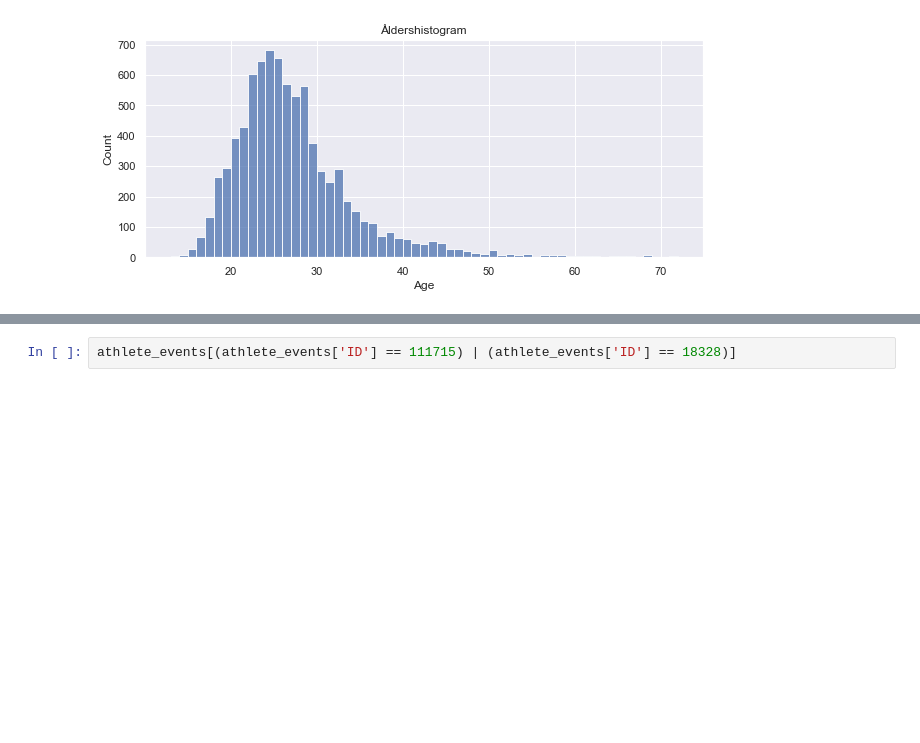
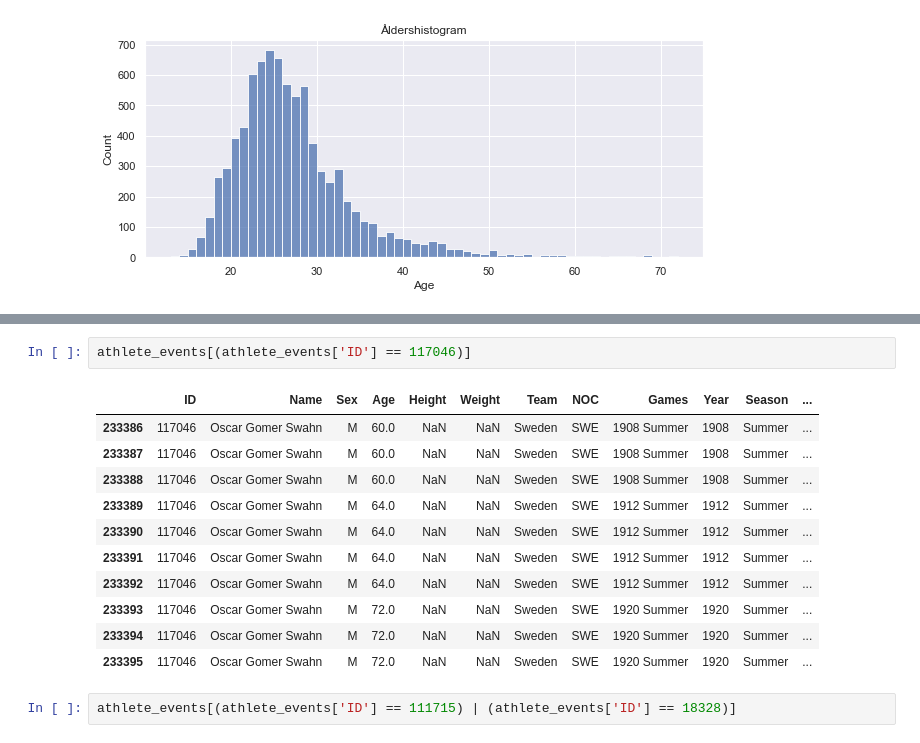
Before and after one commit to Erik-M-Larsson/Databehandling-OS-projekt-Felix-Tjernberg-Erik-Larsson, a Jupyter notebook: uppgift-0-1.ipynb, the cells around one changed output, grey strips where cells are left out. Cells and saved outputs as stored; diff of their text form; blank space fills up the shorter version.

```diff
--- a/uppgift-0-1.ipynb
+++ b/uppgift-0-1.ipynb
@@ -290,3 +294,17 @@ swedish_athletes[swedish_athletes['Age'] == 13]
+# %%
+athlete_events[(athlete_events['ID'] == 117046)]
+# %% [output]
+|  | ID | Name | Sex | Age | Height | Weight | Team | NOC | Games | Year | Season | ... |
+| 233386 | 117046 | Oscar Gomer Swahn | M | 60.0 | NaN | NaN | Sweden | SWE | 1908 Summer | 1908 | Summer | ... |
+| 233387 | 117046 | Oscar Gomer Swahn | M | 60.0 | NaN | NaN | Sweden | SWE | 1908 Summer | 1908 | Summer | ... |
+| 233388 | 117046 | Oscar Gomer Swahn | M | 60.0 | NaN | NaN | Sweden | SWE | 1908 Summer | 1908 | Summer | ... |
+| 233389 | 117046 | Oscar Gomer Swahn | M | 64.0 | NaN | NaN | Sweden | SWE | 1912 Summer | 1912 | Summer | ... |
+| 233390 | 117046 | Oscar Gomer Swahn | M | 64.0 | NaN | NaN | Sweden | SWE | 1912 Summer | 1912 | Summer | ... |
+| 233391 | 117046 | Oscar Gomer Swahn | M | 64.0 | NaN | NaN | Sweden | SWE | 1912 Summer | 1912 | Summer | ... |
+| 233392 | 117046 | Oscar Gomer Swahn | M | 64.0 | NaN | NaN | Sweden | SWE | 1912 Summer | 1912 | Summer | ... |
+| 233393 | 117046 | Oscar Gomer Swahn | M | 72.0 | NaN | NaN | Sweden | SWE | 1920 Summer | 1920 | Summer | ... |
+| 233394 | 117046 | Oscar Gomer Swahn | M | 72.0 | NaN | NaN | Sweden | SWE | 1920 Summer | 1920 | Summer | ... |
+| 233395 | 117046 | Oscar Gomer Swahn | M | 72.0 | NaN | NaN | Sweden | SWE | 1920 Summer | 1920 | Summer | ... |
 # %%
 athlete_events[(athlete_events['ID'] == 111715) | (athlete_events['ID'] == 18328)]
 # %% [output]
```
Also changed, not shown: parts of 3 cells of this notebook.
